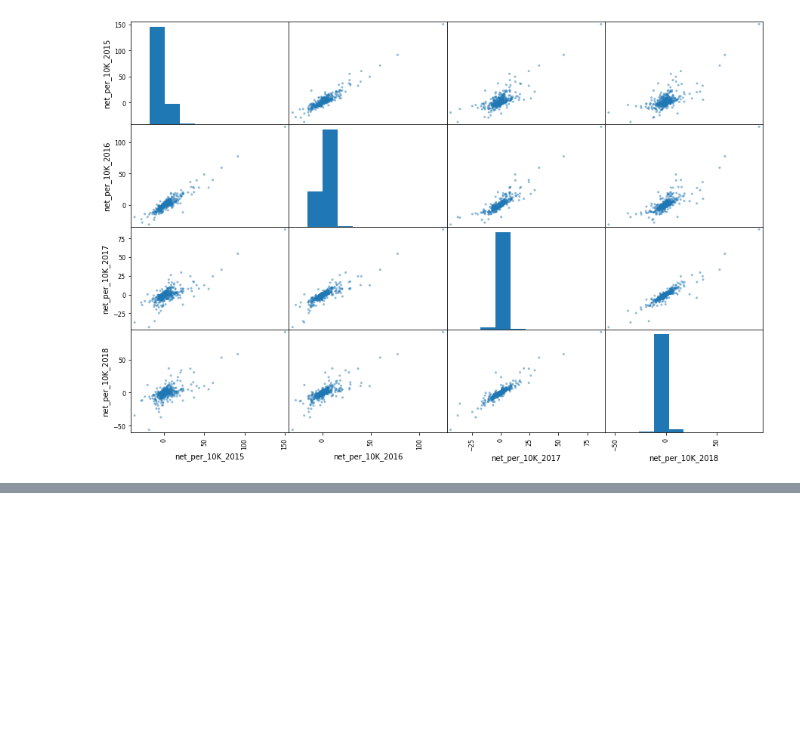
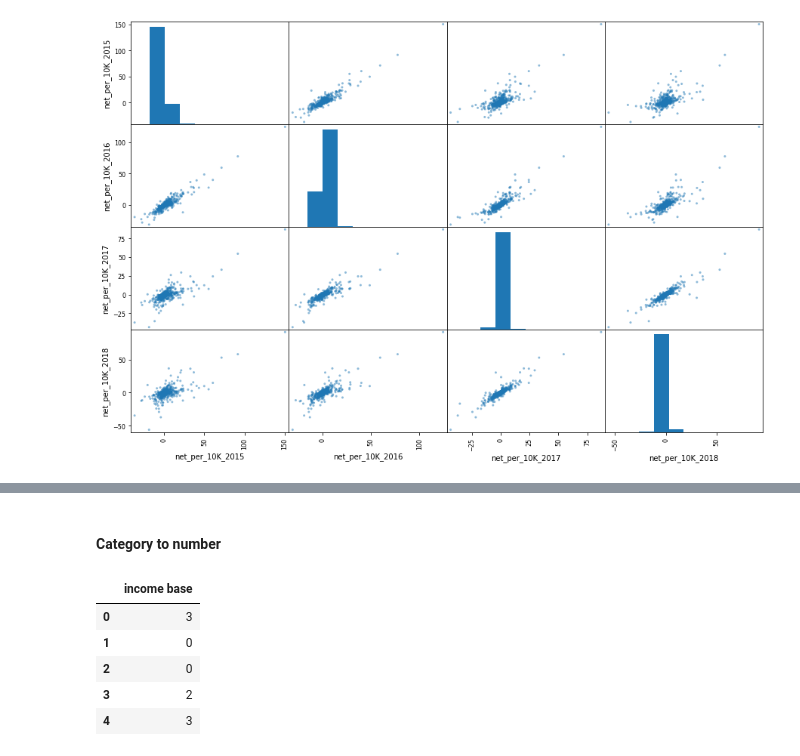
Before and after one commit to myp79/Data_Mining, a Jupyter notebook: main.ipynb, the cells around one changed output, grey strips where cells are left out. Saved outputs shown, nothing was run; the diff lists cells and outputs as text; code cells hidden in the pictures; blank space fills up the shorter version.

```diff
--- a/main.ipynb
+++ b/main.ipynb
@@ -101,0 +139,16 @@ plt.show()
+# %% [markdown]
+#### Category to number
+# %%
+from sklearn.preprocessing import LabelEncoder
+encoder=LabelEncoder()
+data_cat=df['base_country_wb_income']
+data_cat_encoder_1=encoder.fit_transform(data_cat)
+data_cat_encoder_1 = pd.DataFrame(data_cat_encoder_1,columns=['income base'])
+data_cat_encoder_1.head()
+# %% [output]
+|  | income base |
+| 0 | 3 |
+| 1 | 0 |
+| 2 | 0 |
+| 3 | 2 |
+| 4 | 3 |
```
Also changed, not shown: parts of 12 cells of this notebook.
